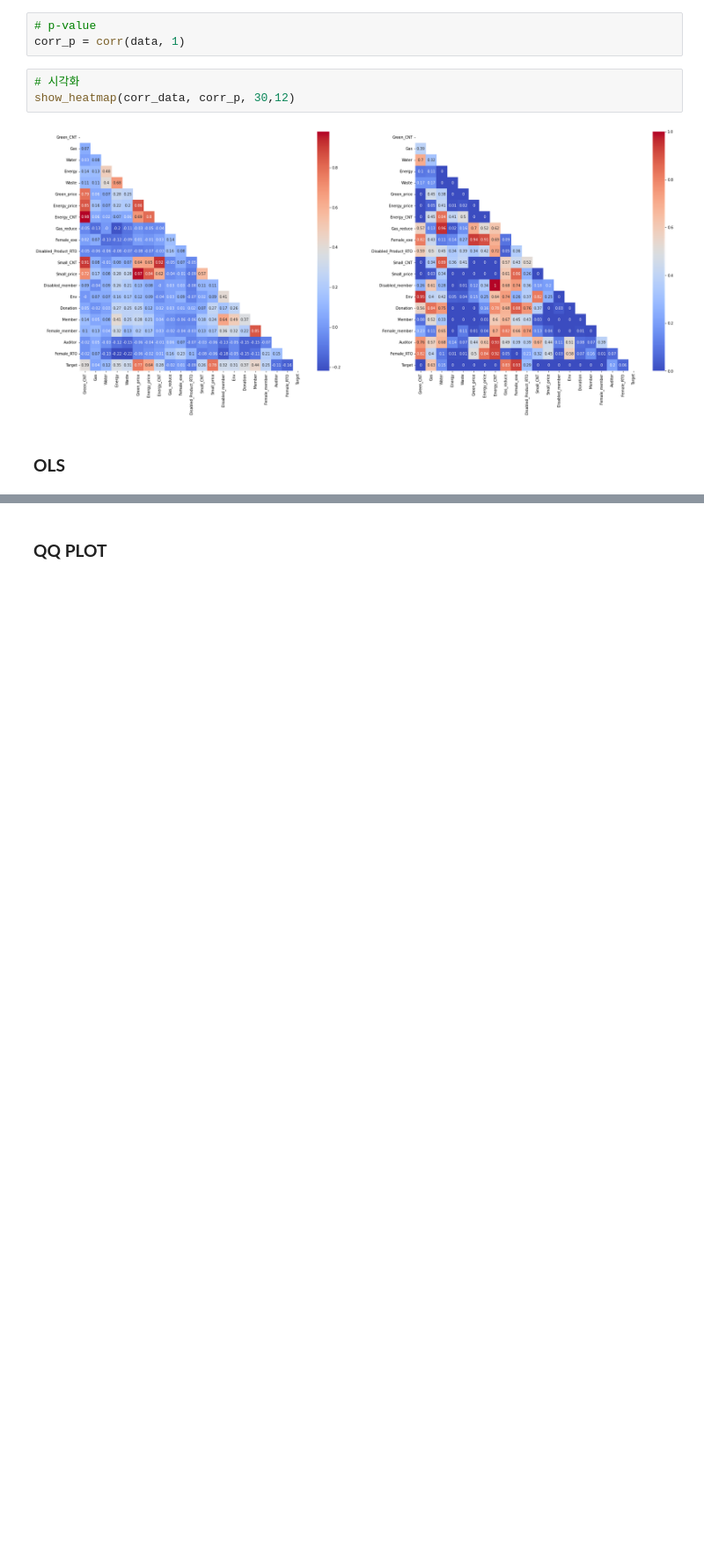
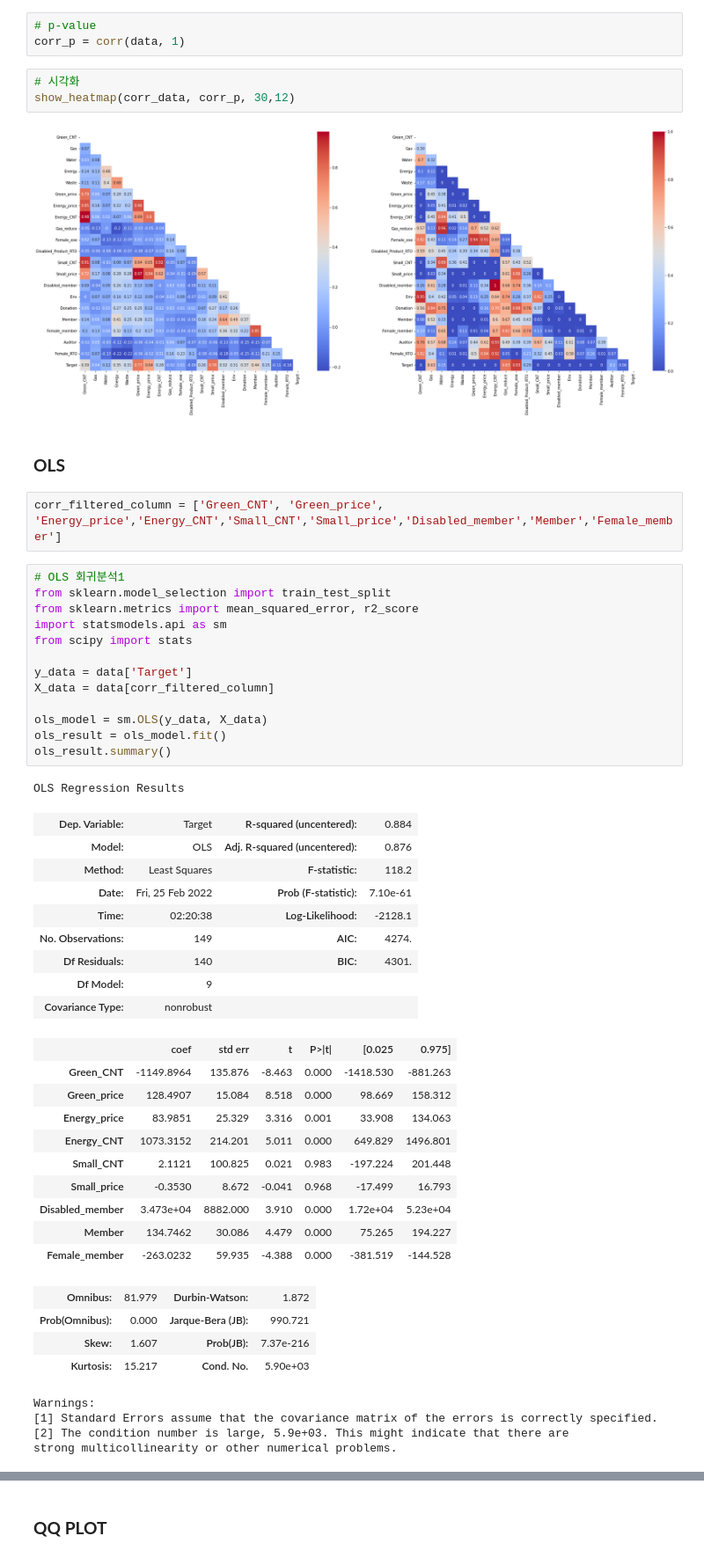
Before and after one commit to dev-gw/Procurement_analysis, a Jupyter notebook: DS.ipynb, the cells around one changed output, grey strips where cells are left out. Shown at 88% size. Saved outputs shown, nothing was run; the diff lists cells and outputs as text; blank space fills up the shorter version.

```diff
--- a/DS.ipynb
+++ b/DS.ipynb
@@ -259,4 +259,48 @@ show_heatmap(corr_data, corr_p, 30,12)
 [figure]
 # %% [markdown]
 ### **OLS**
+# %%
+corr_filtered_column = ['Green_CNT', 'Green_price', 'Energy_price','Energy_CNT','Small_CNT','Small_price','Disabled_member','Member','Female_member']
+# %%
+# OLS 회귀분석1
+from sklearn.model_selection import train_test_split
+from sklearn.metrics import mean_squared_error, r2_score
+import statsmodels.api as sm
+from scipy import stats
+
+y_data = data['Target']
+X_data = data[corr_filtered_column]
+
+ols_model = sm.OLS(y_data, X_data)
+ols_result = ols_model.fit()
+ols_result.summary()
+# %% [output]
+OLS Regression Results
+| Dep. Variable: | Target | R-squared (uncentered): | 0.884 |
+| Model: | OLS | Adj. R-squared (uncentered): | 0.876 |
+| Method: | Least Squares | F-statistic: | 118.2 |
+| Date: | Fri, 25 Feb 2022 | Prob (F-statistic): | 7.10e-61 |
+| Time: | 02:20:38 | Log-Likelihood: | -2128.1 |
+| No. Observations: | 149 | AIC: | 4274. |
+| Df Residuals: | 140 | BIC: | 4301. |
+| Df Model: | 9 |  |  |
+| Covariance Type: | nonrobust |  |  |
+|  | coef | std err | t | P>|t| | [0.025 | 0.975] |
+| Green_CNT | -1149.8964 | 135.876 | -8.463 | 0.000 | -1418.530 | -881.263 |
+| Green_price | 128.4907 | 15.084 | 8.518 | 0.000 | 98.669 | 158.312 |
+| Energy_price | 83.9851 | 25.329 | 3.316 | 0.001 | 33.908 | 134.063 |
+| Energy_CNT | 1073.3152 | 214.201 | 5.011 | 0.000 | 649.829 | 1496.801 |
+| Small_CNT | 2.1121 | 100.825 | 0.021 | 0.983 | -197.224 | 201.448 |
+| Small_price | -0.3530 | 8.672 | -0.041 | 0.968 | -17.499 | 16.793 |
+| Disabled_member | 3.473e+04 | 8882.000 | 3.910 | 0.000 | 1.72e+04 | 5.23e+04 |
+| Member | 134.7462 | 30.086 | 4.479 | 0.000 | 75.265 | 194.227 |
+| Female_member | -263.0232 | 59.935 | -4.388 | 0.000 | -381.519 | -144.528 |
+| Omnibus: | 81.979 | Durbin-Watson: | 1.872 |
+| Prob(Omnibus): | 0.000 | Jarque-Bera (JB): | 990.721 |
+| Skew: | 1.607 | Prob(JB): | 7.37e-216 |
+| Kurtosis: | 15.217 | Cond. No. | 5.90e+03 |
+Warnings:
+[1] Standard Errors assume that the covariance matrix of the errors is correctly specified.
+[2] The condition number is large, 5.9e+03. This might indicate that there are
+strong multicollinearity or other numerical problems.
 # %%
```
Also changed, not shown: parts of 10 cells of this notebook.
